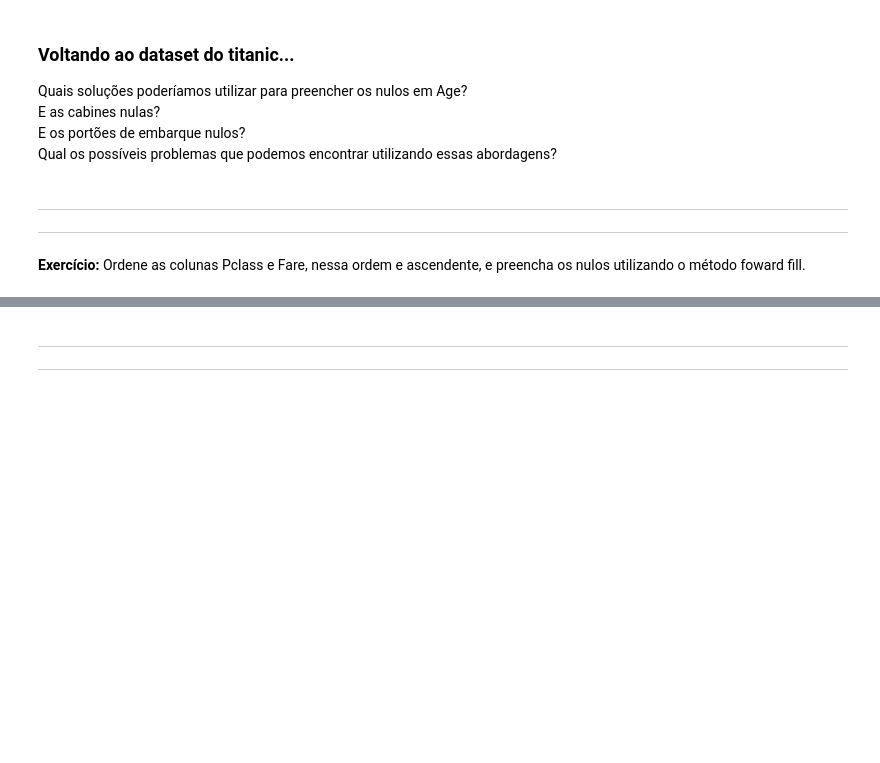
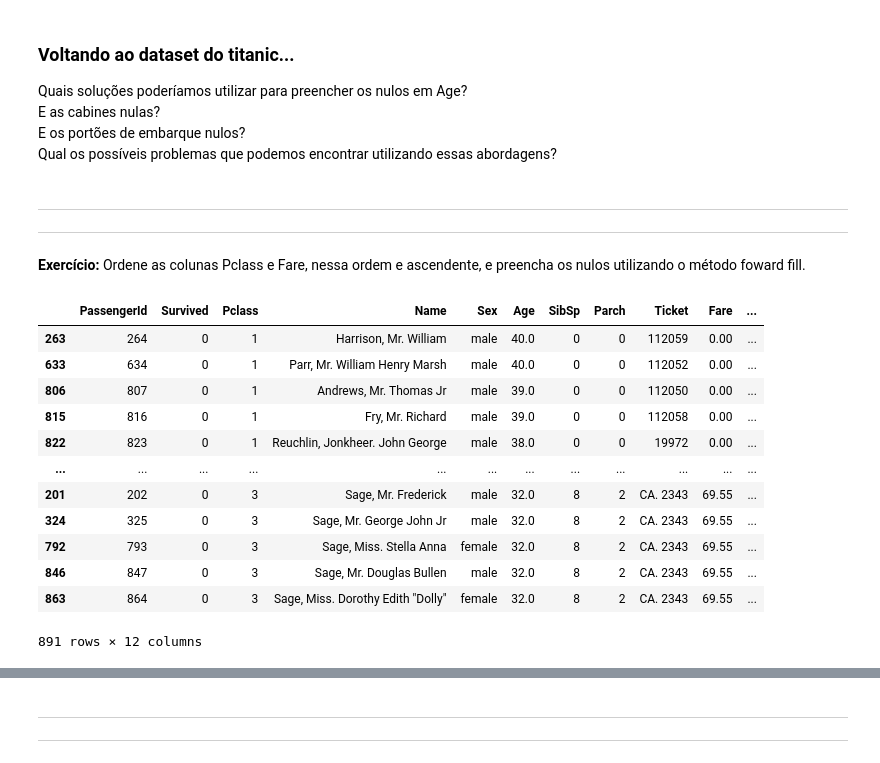
Before and after one commit to patriciacatandi/Lets_Code_DS_Degree_Alunos, a Jupyter notebook: Módulo 3 - Pandas/Aula_3_-_Limpeza_Dados_Dummies.ipynb, the cells around one changed output, grey strips where cells are left out. Saved outputs shown, nothing was run; the diff lists cells and outputs as text; code cells hidden in the pictures; blank space fills up the shorter version.

```diff
--- a/Módulo 3 - Pandas/Aula_3_-_Limpeza_Dados_Dummies.ipynb
+++ b/Módulo 3 - Pandas/Aula_3_-_Limpeza_Dados_Dummies.ipynb
@@ -216,5 +218,22 @@ Qual os possíveis problemas que podemos encontrar utilizando essas abordagens?
 _________
 _________
 **Exercício:** Ordene as colunas Pclass e Fare, nessa ordem e ascendente, e preencha os nulos utilizando o método foward fill.
+# %%
+df.sort_values(["Pclass", "Fare"]).fillna(method="ffill")
+#ascending não é necessario, foi True é o default
+# %% [output]
+|  | PassengerId | Survived | Pclass | Name | Sex | Age | SibSp | Parch | Ticket | Fare | ... |
+| 263 | 264 | 0 | 1 | Harrison, Mr. William | male | 40.0 | 0 | 0 | 112059 | 0.00 | ... |
+| 633 | 634 | 0 | 1 | Parr, Mr. William Henry Marsh | male | 40.0 | 0 | 0 | 112052 | 0.00 | ... |
+| 806 | 807 | 0 | 1 | Andrews, Mr. Thomas Jr | male | 39.0 | 0 | 0 | 112050 | 0.00 | ... |
+| 815 | 816 | 0 | 1 | Fry, Mr. Richard | male | 39.0 | 0 | 0 | 112058 | 0.00 | ... |
+| 822 | 823 | 0 | 1 | Reuchlin, Jonkheer. John George | male | 38.0 | 0 | 0 | 19972 | 0.00 | ... |
+| ... | ... | ... | ... | ... | ... | ... | ... | ... | ... | ... | ... |
+| 201 | 202 | 0 | 3 | Sage, Mr. Frederick | male | 32.0 | 8 | 2 | CA. 2343 | 69.55 | ... |
+| 324 | 325 | 0 | 3 | Sage, Mr. George John Jr | male | 32.0 | 8 | 2 | CA. 2343 | 69.55 | ... |
+| 792 | 793 | 0 | 3 | Sage, Miss. Stella Anna | female | 32.0 | 8 | 2 | CA. 2343 | 69.55 | ... |
+| 846 | 847 | 0 | 3 | Sage, Mr. Douglas Bullen | male | 32.0 | 8 | 2 | CA. 2343 | 69.55 | ... |
+| 863 | 864 | 0 | 3 | Sage, Miss. Dorothy Edith "Dolly" | female | 32.0 | 8 | 2 | CA. 2343 | 69.55 | ... |
+891 rows × 12 columns
 # %%
 df['new_cabin'] = df.sort_values(["Pclass", "Fare"])['Cabin'].fillna(method="ffill")
```
Also changed, not shown: parts of 25 cells of this notebook, 5 other files.
